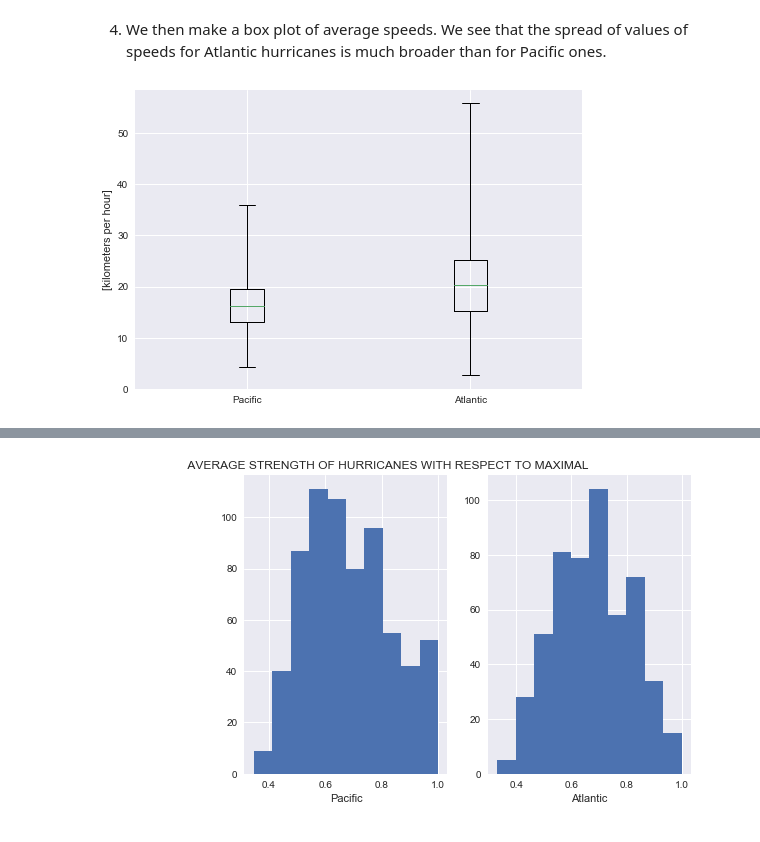
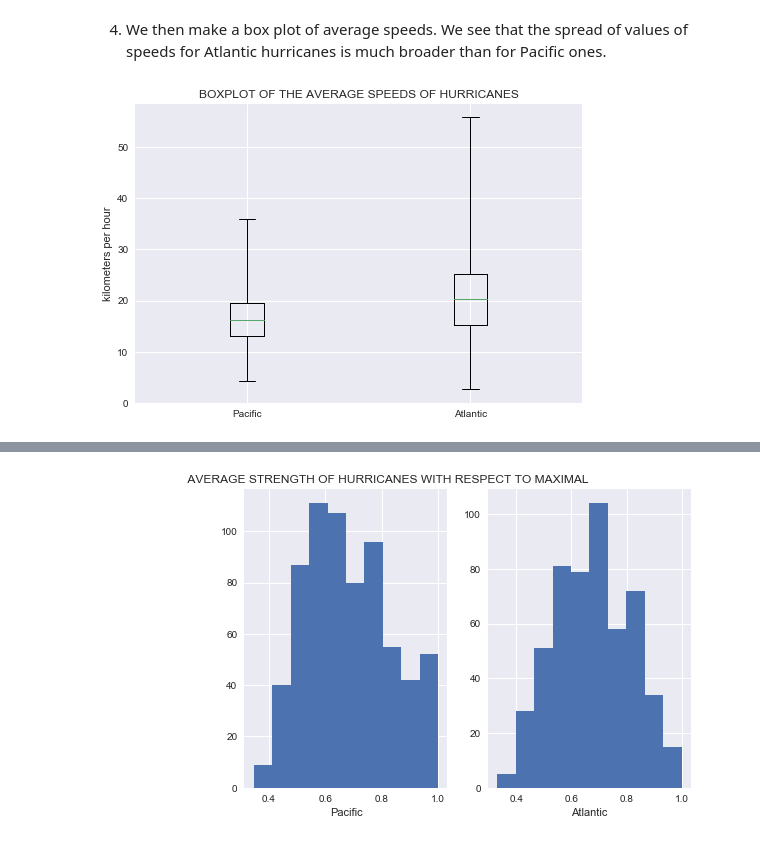
Before and after one commit to DenisDalidovich/SpringboardCapstoneProject1, a Jupyter notebook: Hurricanes_Data_Wrangling&Storytelling.ipynb, the cells around one changed output, grey strips where cells are left out. Cells and saved outputs as stored; diff of their text form; code cells hidden in the pictures.

```diff
--- a/Hurricanes_Data_Wrangling&Storytelling.ipynb
+++ b/Hurricanes_Data_Wrangling&Storytelling.ipynb
@@ -571,14 +594,15 @@ fig8.savefig('Time_travelled.pdf')
 # %%
 df_Pac_new['AVERAGE SPEED(KMPH)'].describe()
 df_Atl_new['AVERAGE SPEED(KMPH)'].describe()
 
 fig9 = plt.figure()
 plt.boxplot([ df_Pac_new['AVERAGE SPEED(KMPH)'], df_Atl_new['AVERAGE SPEED(KMPH)'] ],
             labels = ['Pacific', 'Atlantic'], whis = 'range')
 
-plt.ylabel('[kilometers per hour]')
+plt.ylabel('kilometers per hour')
+plt.title('BOXPLOT OF THE AVERAGE SPEEDS OF HURRICANES')
 plt.show()
 
 fig9.savefig('average_speed.pdf')
 # %% [output]
-[figure, old version]
+[figure, new version]
```
Also changed, not shown: parts of 17 cells of this notebook.
